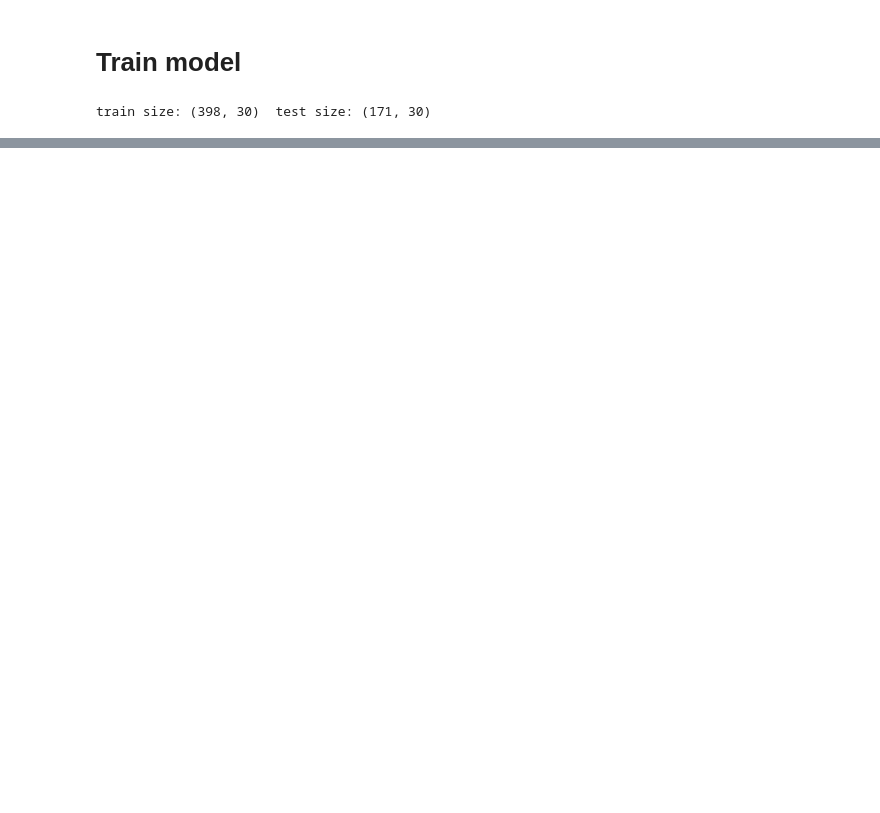
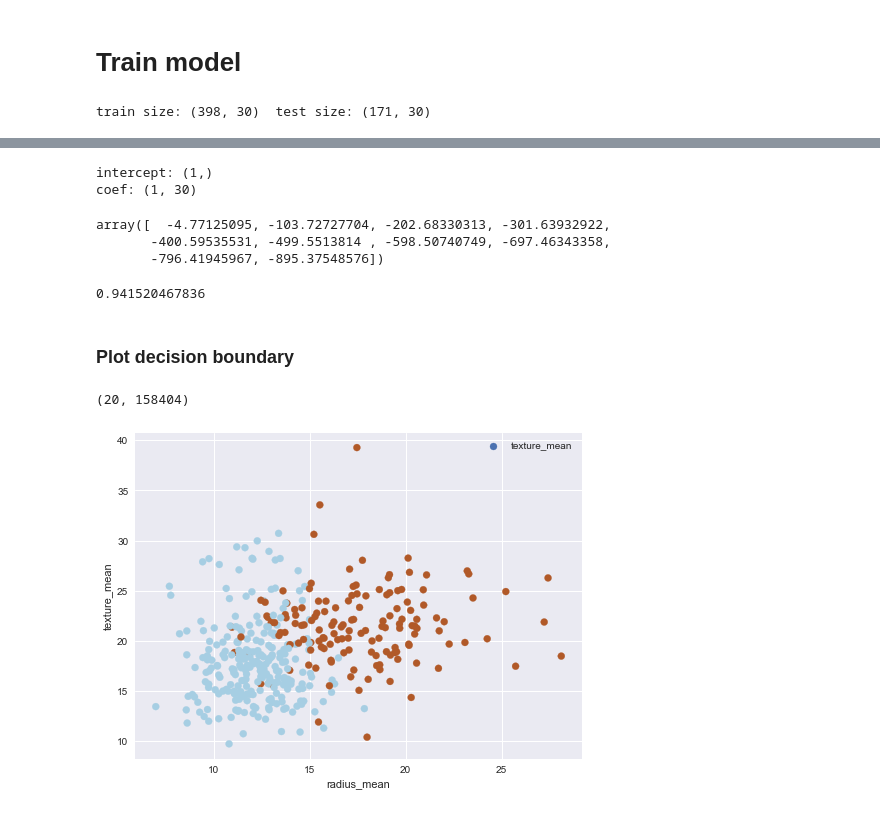
Before and after one commit to latuannetnam/kaggle, a Jupyter notebook: Breast Cancer Wisconsin/nb-breast-cancer-v1.ipynb, the cells around one changed output, grey strips where cells are left out. Drawn from its saved outputs; the diff is of its cells as text; code cells hidden in the pictures; blank space fills up the shorter version.

Commit message:
plot decision boundary

```diff
--- a/Breast Cancer Wisconsin/nb-breast-cancer-v1.ipynb
+++ b/Breast Cancer Wisconsin/nb-breast-cancer-v1.ipynb
@@ -143,0 +143,59 @@ ValueError: Input contains NaN, infinity or a value too large for dtype('float64
+# %%
+coef = model.coef_
+intercept = model.intercept_
+ex1 = np.linspace(0, 40, 10)
+print('intercept:', intercept.shape)
+print('coef:', coef.shape)
+temp = coef[:, 0] * ex1 + intercept
+ex2 = -(coef[:, 0] * ex1 + intercept) / coef[:,1]
+ex2
+# %% [output]
+intercept: (1,)
+coef: (1, 30)
+array([  -4.77125095, -103.72727704, -202.68330313, -301.63932922,
+       -400.59535531, -499.5513814 , -598.50740749, -697.46343358,
+       -796.41945967, -895.37548576])
+# %%
+y_pred = model.predict(X_test)
+print(model.score(X_test, Y_test))
+# %% [output]
+0.941520467836
+# %% [markdown]
+### Plot decision boundary
+# %%
+def map_features(f1, f2, order=1):
+    '''map the f1 and f2 to its higher order polynomial'''
+    assert order >= 1
+    def iter():
+        for i in range(1, order + 1):
+            for j in range(i + 1):
+                yield np.power(f1, i - j) * np.power(f2, j)
+    return np.vstack(iter())
+# %%
+x_label = 'radius_mean'
+y_label = 'texture_mean'
+x_data = X_train[x_label]
+y_data = X_train[y_label]
+
+plt.figure(1, figsize=(8, 6))
+# Plot also the training points
+plt.scatter(x_data, y_data, c=Y_train, cmap=plt.cm.Paired)
+plt.xlabel(x_label)
+plt.ylabel(y_label)
+#plot decision boundary
+# see the coutour approach for a more general solution
+ex1 = np.linspace(x_data.min(), x_data.max(), len(x_data))
+#ex2 = -(coef[:, 0] * ex1 + intercept) / coef[:,1]
+#plt.plot(ex1, ex2, color='r', label='decision boundary');
+dx, dy = np.meshgrid(ex1, ex1)
+v = map_features(dx.flatten(), dy.flatten(), order=5)
+print(v.shape)
+#z1 = np.dot(coef, v) + intercept
+#z = (np.dot(coef, v) + intercept).reshape(len(x_data), len(x_data))
+#plt.contour(dx, dy, z, levels=[0], colors=['r'])
+
+plt.legend();
+plt.show()
+# %% [output]
+(20, 158404)
+[figure, added]
```
Also changed, not shown: parts of 3 cells of this notebook.
